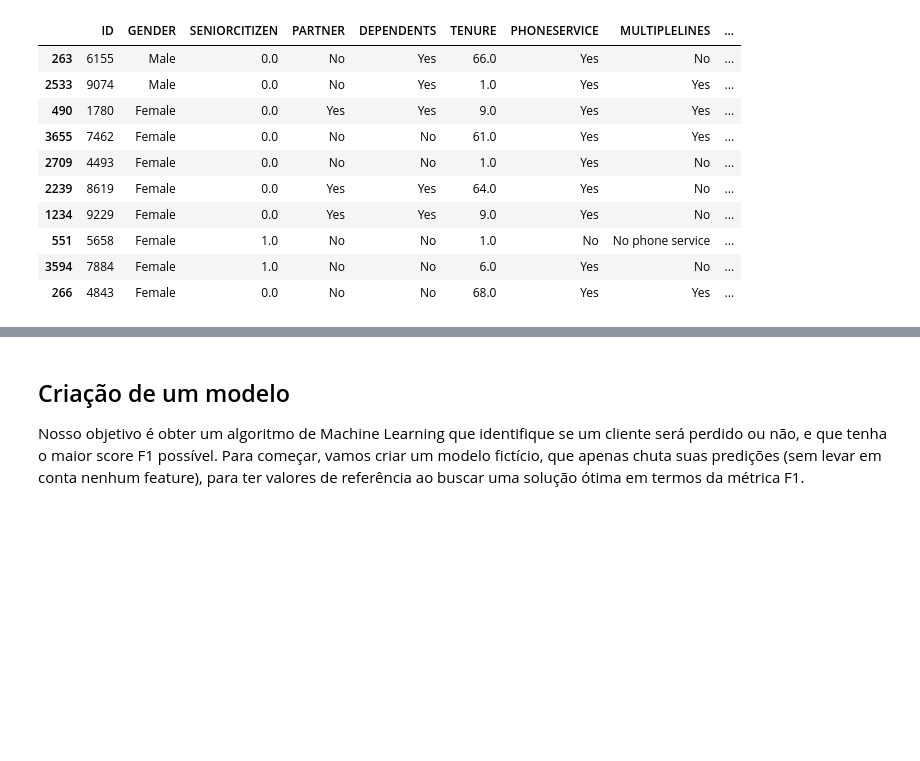
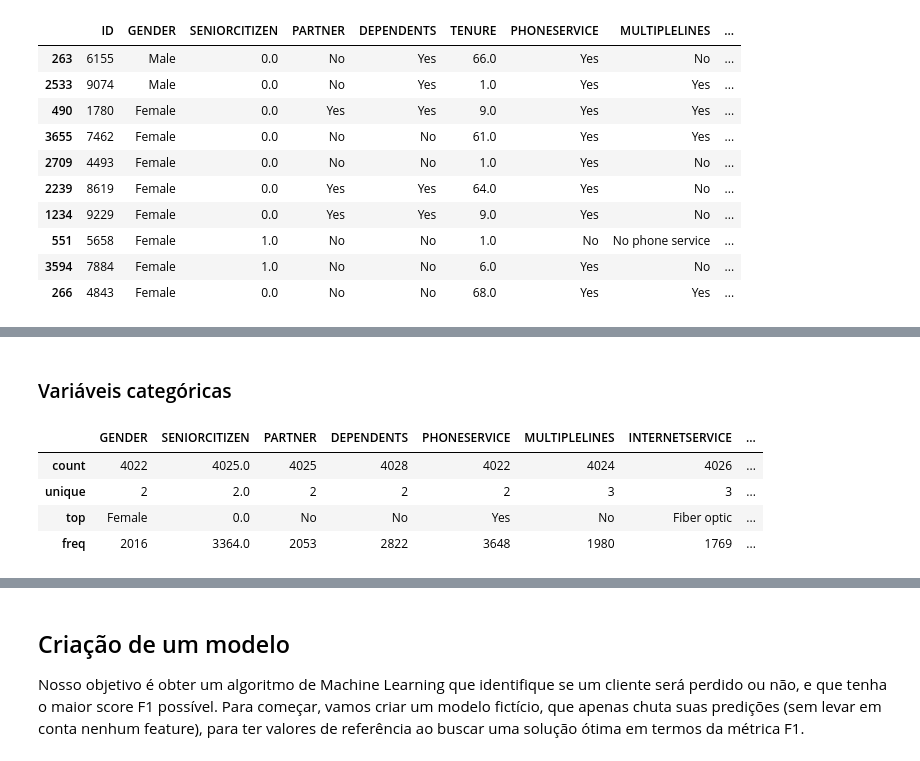
Before and after one commit to he7d3r/maratona-behind-the-code-2021, a Jupyter notebook: 5-sonda/solução/notebook.ipynb, the cells around one changed output, grey strips where cells are left out. Cells and saved outputs as stored; diff of their text form; code cells hidden in the pictures; blank space fills up the shorter version.

Commit message:
Describe categorical and numerical variables

```diff
--- a/5-sonda/solução/notebook.ipynb
+++ b/5-sonda/solução/notebook.ipynb
@@ -130,0 +153,30 @@ with pd.option_context("display.max_columns", None):
+# %% [markdown]
+### Variáveis categóricas
+# %%
+cat_cols = [
+    'GENDER',
+    'SENIORCITIZEN',
+    'PARTNER',
+    'DEPENDENTS',
+    'PHONESERVICE',
+    'MULTIPLELINES',
+    'INTERNETSERVICE',
+    'ONLINESECURITY',
+    'ONLINEBACKUP',
+    'DEVICEPROTECTION',
+    'TECHSUPPORT',
+    'STREAMINGTV',
+    'STREAMINGMOVIES',
+    'CONTRACT',
+    'PAPERLESSBILLING',
+    'PAYMENTMETHOD',
+    'CHURN'
+]
+with pd.option_context("display.max_columns", None):
+    display(df_train[cat_cols].astype('category').describe())
+# %% [output]
+|  | GENDER | SENIORCITIZEN | PARTNER | DEPENDENTS | PHONESERVICE | MULTIPLELINES | INTERNETSERVICE | ... |
+| count | 4022 | 4025.0 | 4025 | 4028 | 4022 | 4024 | 4026 | ... |
+| unique | 2 | 2.0 | 2 | 2 | 2 | 3 | 3 | ... |
+| top | Female | 0.0 | No | No | Yes | No | Fiber optic | ... |
+| freq | 2016 | 3364.0 | 2053 | 2822 | 3648 | 1980 | 1769 | ... |
```
Also changed, not shown: parts of 6 cells of this notebook.
